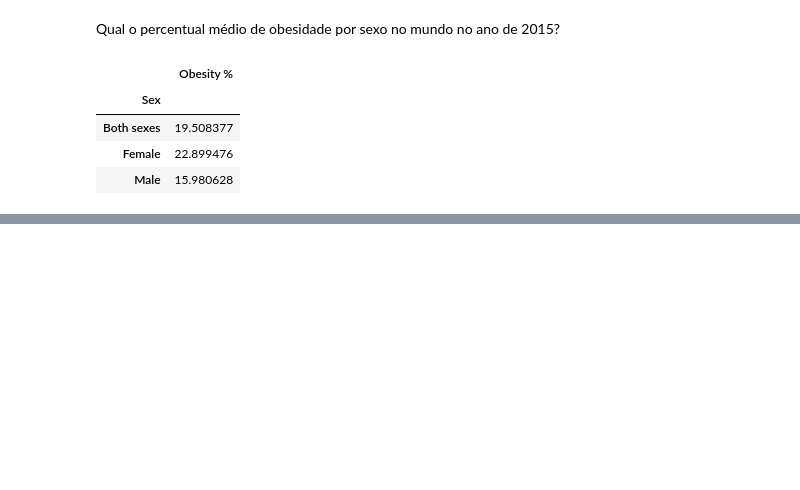
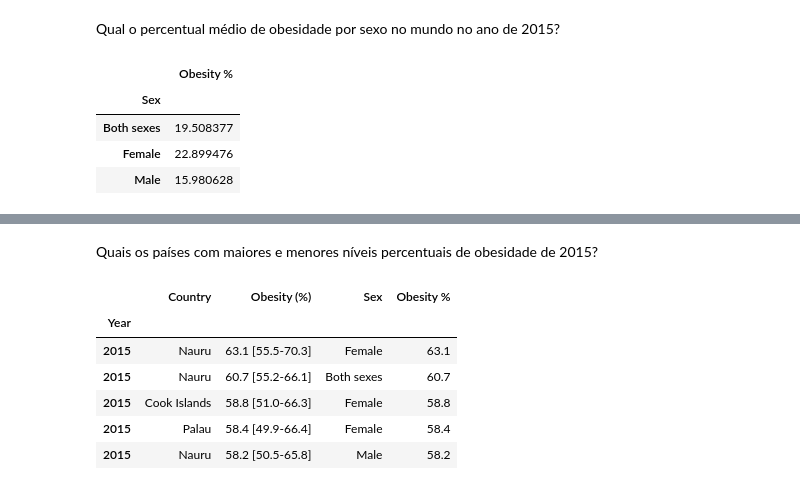
Before and after one commit to EmersonPalatti/eda-obesidade-pib, a Jupyter notebook: sample.ipynb, the cells around one changed output, grey strips where cells are left out. Drawn from its saved outputs; the diff is of its cells as text; code cells hidden in the pictures; blank space fills up the shorter version.

```diff
--- a/sample.ipynb
+++ b/sample.ipynb
@@ -140,0 +169,13 @@ df_obesity[df_obesity.index == 2015].groupby('Sex').mean(numeric_only=True)
+# %% [markdown]
+Quais os países com maiores e menores níveis percentuais de obesidade de 2015?
+# %%
+df_2015 = df_obesity[df_obesity.index == 2015]
+df_2015.sort_values(by='Obesity %', ascending=False).head()
+# %% [output]
+|  | Country | Obesity (%) | Sex | Obesity % |
+| Year |  |  |  |  |
+| 2015 | Nauru | 63.1 [55.5-70.3] | Female | 63.1 |
+| 2015 | Nauru | 60.7 [55.2-66.1] | Both sexes | 60.7 |
+| 2015 | Cook Islands | 58.8 [51.0-66.3] | Female | 58.8 |
+| 2015 | Palau | 58.4 [49.9-66.4] | Female | 58.4 |
+| 2015 | Nauru | 58.2 [50.5-65.8] | Male | 58.2 |
```
Also changed, not shown: parts of 14 cells of this notebook.
